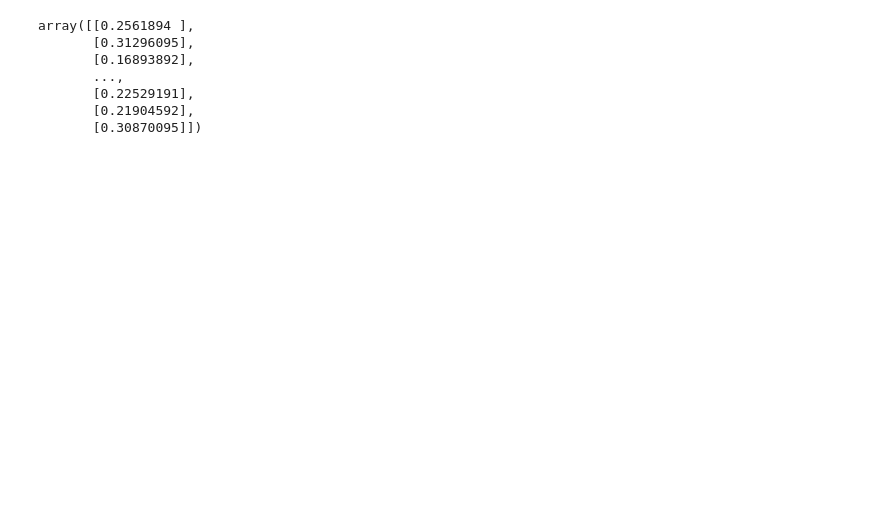
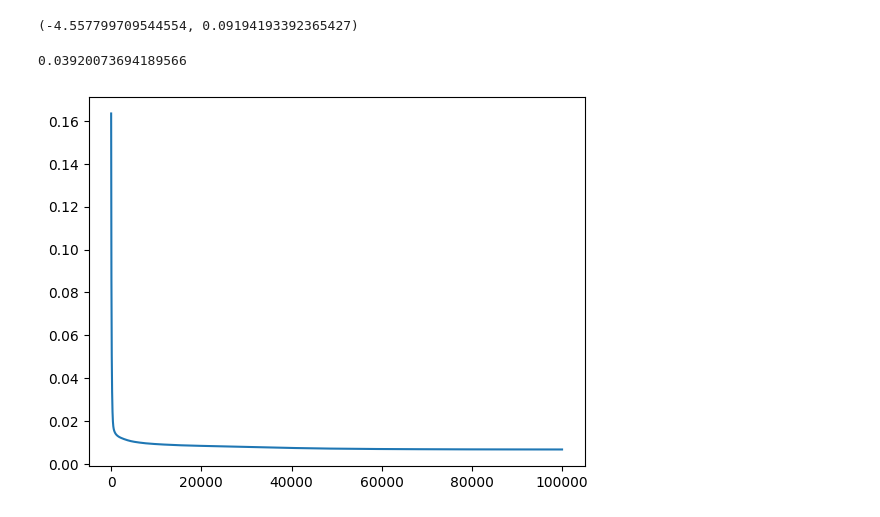
Before and after one commit to finnwormser/wOBA-projection, a Jupyter notebook: MLP_polished.ipynb, the cells around one changed output. Drawn from its saved outputs; the diff is of its cells as text; code cells hidden in the pictures; blank space fills up the shorter version.

```diff
--- a/MLP_polished.ipynb
+++ b/MLP_polished.ipynb
@@ -98,15 +99,22 @@ def training_loop(X, y, hidden=10, step_size=0.01, epochs=100000):
 
 W1, W2, errors = training_loop(X_train, y_train)
 y_pred = np.maximum(0, X_test @ W1) @ W2
-# %%
-np.maximum(0, X_train @ W1) @ W2
-# %% [output]
-array([[0.2561894 ],
-       [0.31296095],
-       [0.16893892],
-       ...,
-       [0.22529191],
-       [0.21904592],
-       [0.30870095]])
+# %%
+r2 = r2_score(y_test, y_pred)
+rmse = root_mean_squared_error(y_test, y_pred)
+r2, rmse
+# %% [output]
+(-4.557799709544554, 0.09194193392365427)
+# %%
+naive_preds = np.ones_like(y_test) * np.mean(y_train)
+naive_rmse = root_mean_squared_error(y_test, naive_preds)
+naive_rmse
+# %% [output]
+0.03920073694189566
+# %%
+plt.plot(errors)
+plt.show()
+# %% [output]
+[figure, added]
 # %%
 plt.figure(figsize=(6,6))
```
Also changed, not shown: parts of 4 cells of this notebook.
